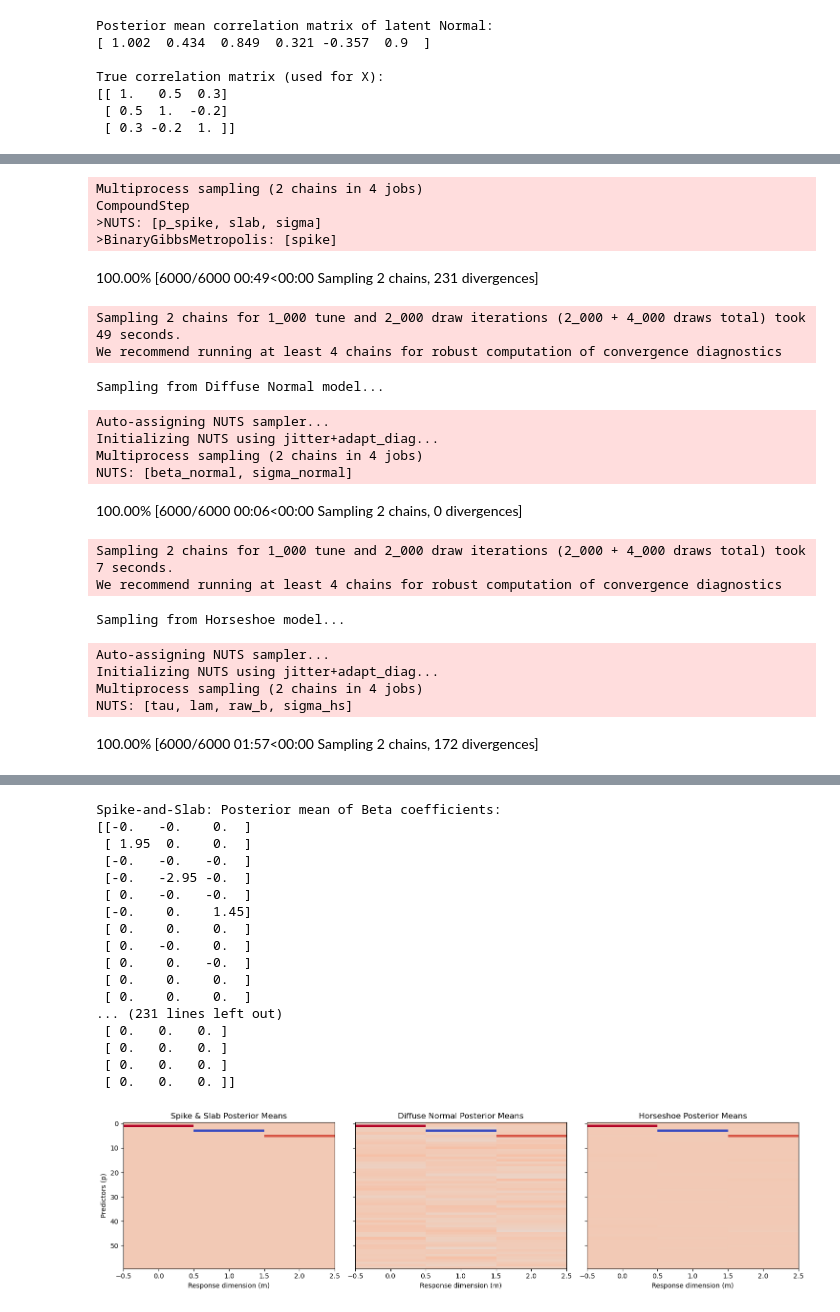
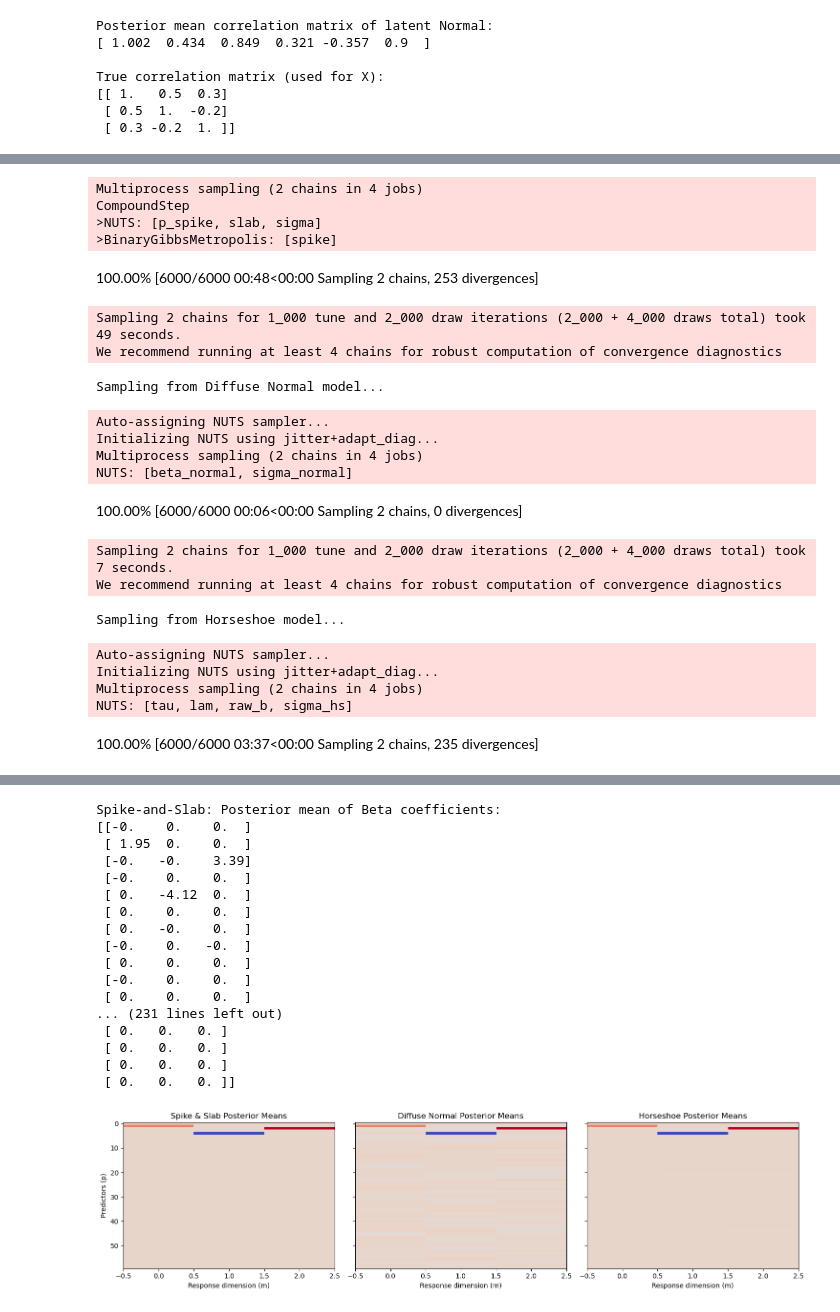
Before and after one commit to kelly-Lyu/STA365-HW9, a Jupyter notebook: HW9.ipynb, the cells around one changed output, grey strips where cells are left out. Saved outputs shown, nothing was run; the diff lists cells and outputs as text; code cells hidden in the pictures.

```diff
--- a/HW9.ipynb
+++ b/HW9.ipynb
@@ -161,8 +161,8 @@ X = np.random.normal(0, 1, size=(n, p))
 # True coefficients: many zero, a few nonzero
 true_b = np.zeros((p, m))
 true_b[1, 0] =  2.0   # predictor #1 affects response #0
-true_b[3, 1] = -3.0   # predictor #3 affects response #1
-true_b[5, 2] =  1.5   # predictor #5 affects response #2
+true_b[4, 1] = -4.0   # predictor #3 affects response #1
+true_b[2, 2] =  3.5   # predictor #5 affects response #2
 # (others remain zero)
 
 # Generate responses: Y = X @ true_b + noise
@@ -308,7 +308,7 @@ Multiprocess sampling (2 chains in 4 jobs)
 CompoundStep
 >NUTS: [p_spike, slab, sigma]
 >BinaryGibbsMetropolis: [spike]
-100.00% [6000/6000 00:49<00:00 Sampling 2 chains, 231 divergences]
+100.00% [6000/6000 00:48<00:00 Sampling 2 chains, 253 divergences]
 Sampling 2 chains for 1_000 tune and 2_000 draw iterations (2_000 + 4_000 draws total) took 49 seconds.
 We recommend running at least 4 chains for robust computation of convergence diagnostics
 Sampling from Diffuse Normal model...
@@ -324,4 +324,4 @@ Auto-assigning NUTS sampler...
 Initializing NUTS using jitter+adapt_diag...
 Multiprocess sampling (2 chains in 4 jobs)
 NUTS: [tau, lam, raw_b, sigma_hs]
-100.00% [6000/6000 01:57<00:00 Sampling 2 chains, 172 divergences]
+100.00% [6000/6000 03:37<00:00 Sampling 2 chains, 235 divergences]
@@ -329,22 +329,22 @@ Sampling 2 chains for 1_000 tune and 2_000 draw iterations (2_000 + 4_000 draws
 We recommend running at least 4 chains for robust computation of convergence diagnostics
 Spike-and-Slab: Posterior mean of Beta coefficients:
-[[-0.   -0.    0.  ]
+[[-0.    0.    0.  ]
  [ 1.95  0.    0.  ]
- [-0.   -0.   -0.  ]
- [-0.   -2.95 -0.  ]
- [ 0.   -0.   -0.  ]
- [-0.    0.    1.45]
+ [-0.   -0.    3.39]
+ [-0.    0.    0.  ]
+ [ 0.   -4.12  0.  ]
  [ 0.    0.    0.  ]
  [ 0.   -0.    0.  ]
- [ 0.    0.   -0.  ]
+ [-0.    0.   -0.  ]
  [ 0.    0.    0.  ]
+ [-0.    0.    0.  ]
  [ 0.    0.    0.  ]
 ... (231 lines left out)
  [ 0.   0.   0. ]
  [ 0.   0.   0. ]
  [ 0.   0.   0. ]
  [ 0.   0.   0. ]]
-[figure, old version]
+[figure, new version]
 # %%
 #Q3
 import numpy as np
```
Also changed, not shown: parts of 2 cells of this notebook.
